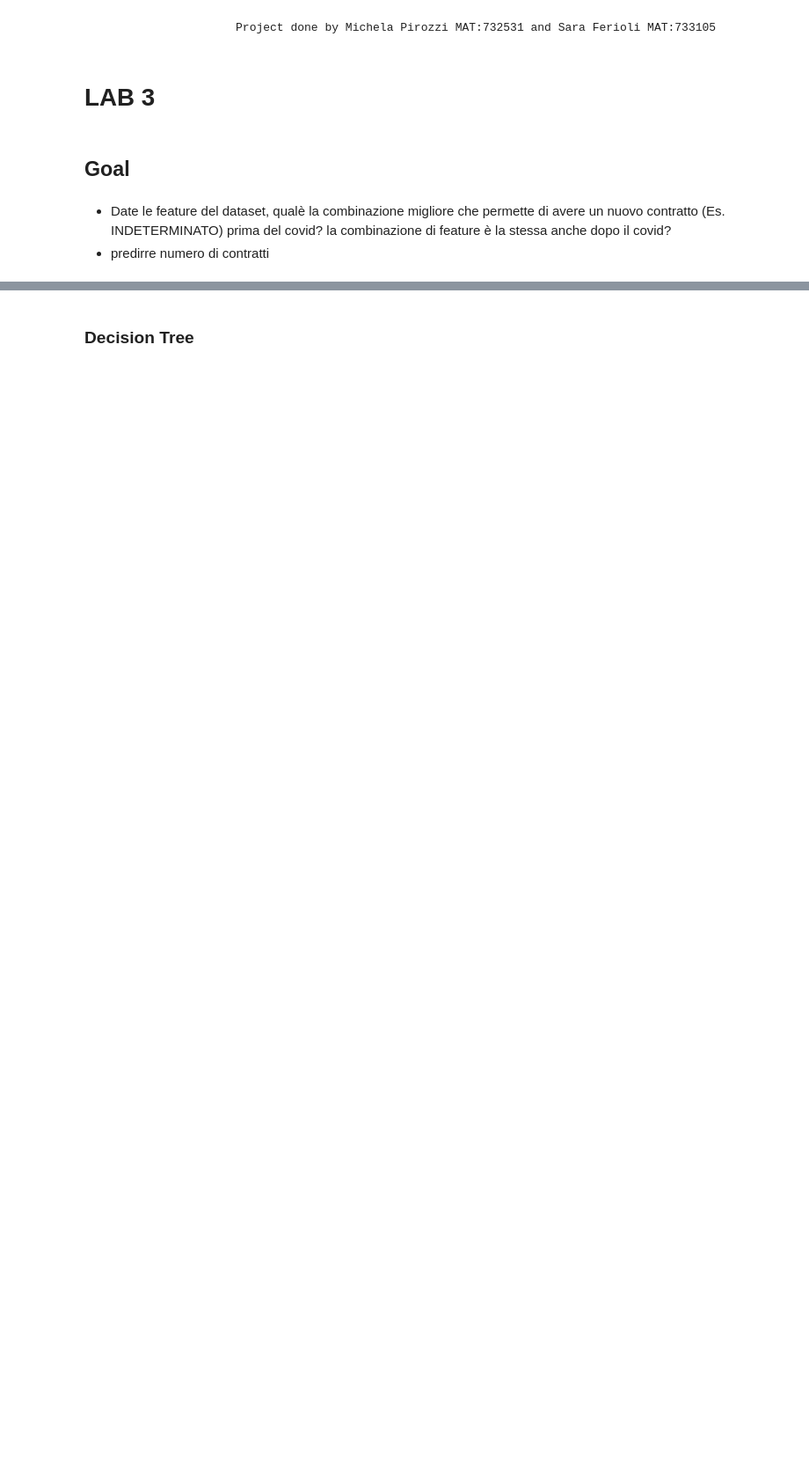
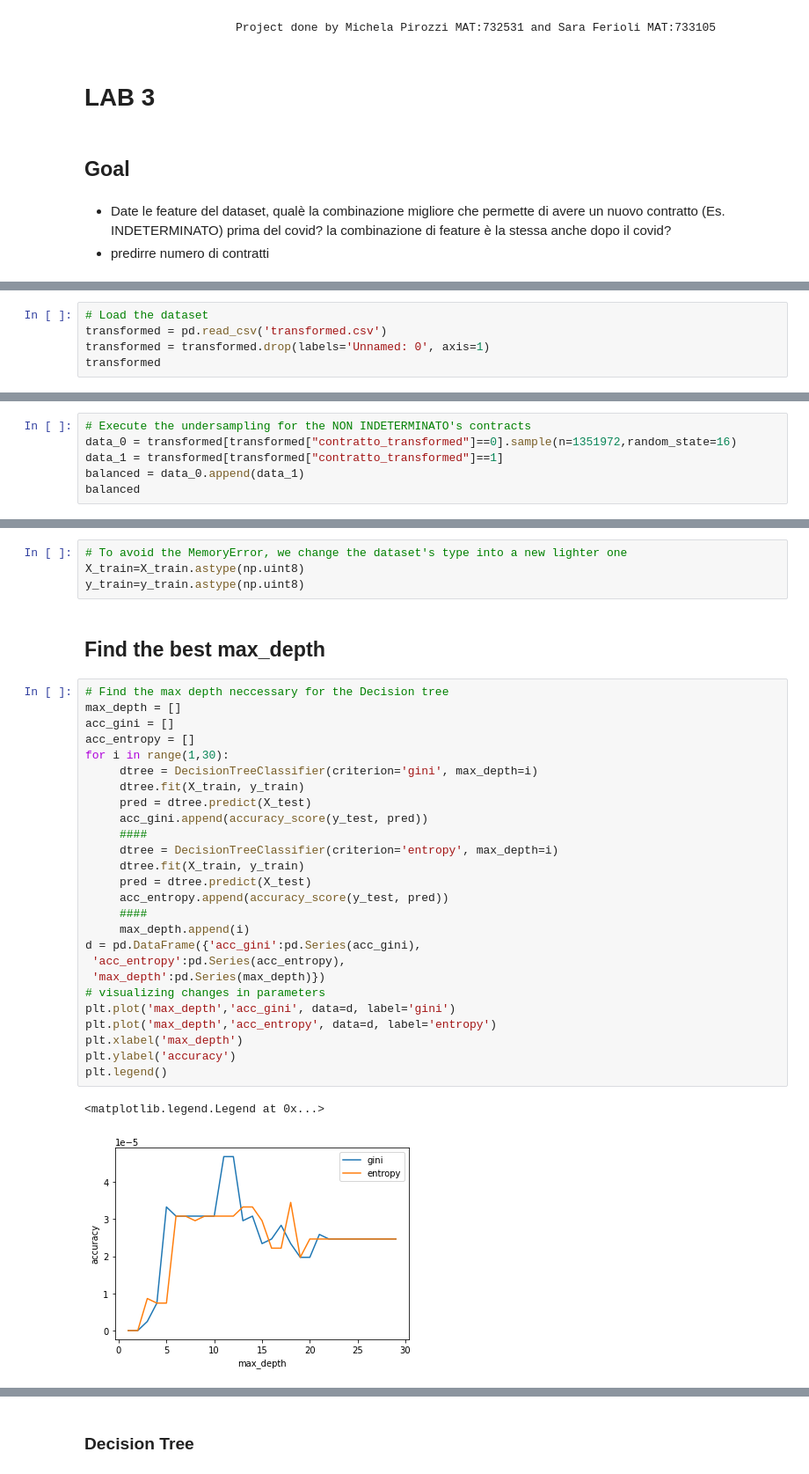
Before and after one commit to itsferios/LAB3, a Jupyter notebook: LAB3.ipynb, the cells around one changed output, grey strips where cells are left out. Shown at 88% size. Saved outputs shown, nothing was run; the diff lists cells and outputs as text; blank space fills up the shorter version.

```diff
--- a/LAB3.ipynb
+++ b/LAB3.ipynb
@@ -579,0 +42,5 @@ X_train, X_test, y_train, y_test = train_test_split(X, y, test_size = 0.3, rando
+# %%
+# Load the dataset
+transformed = pd.read_csv('transformed.csv')
+transformed = transformed.drop(labels='Unnamed: 0', axis=1)
+transformed
@@ -579,0 +100,6 @@ X_train, X_test, y_train, y_test = train_test_split(X, y, test_size = 0.3, rando
+# %%
+# Execute the undersampling for the NON INDETERMINATO's contracts
+data_0 = transformed[transformed["contratto_transformed"]==0].sample(n=1351972,random_state=16)
+data_1 = transformed[transformed["contratto_transformed"]==1]
+balanced = data_0.append(data_1)
+balanced
@@ -579,0 +135,35 @@ X_train, X_test, y_train, y_test = train_test_split(X, y, test_size = 0.3, rando
+# %%
+# To avoid the MemoryError, we change the dataset's type into a new lighter one
+X_train=X_train.astype(np.uint8)
+y_train=y_train.astype(np.uint8)
+# %% [markdown]
+## Find the best max_depth
+# %%
+# Find the max depth neccessary for the Decision tree
+max_depth = []
+acc_gini = []
+acc_entropy = []
+for i in range(1,30):
+     dtree = DecisionTreeClassifier(criterion='gini', max_depth=i)
+     dtree.fit(X_train, y_train)
+     pred = dtree.predict(X_test)
+     acc_gini.append(accuracy_score(y_test, pred))
+     ####
+     dtree = DecisionTreeClassifier(criterion='entropy', max_depth=i)
+     dtree.fit(X_train, y_train)
+     pred = dtree.predict(X_test)
+     acc_entropy.append(accuracy_score(y_test, pred))
+     ####
+     max_depth.append(i)
+d = pd.DataFrame({'acc_gini':pd.Series(acc_gini),
+ 'acc_entropy':pd.Series(acc_entropy),
+ 'max_depth':pd.Series(max_depth)})
+# visualizing changes in parameters
+plt.plot('max_depth','acc_gini', data=d, label='gini')
+plt.plot('max_depth','acc_entropy', data=d, label='entropy')
+plt.xlabel('max_depth')
+plt.ylabel('accuracy')
+plt.legend()
+# %% [output]
+<matplotlib.legend.Legend at 0x...>
+[figure, added]
```
Also changed, not shown: parts of 243 cells of this notebook.
